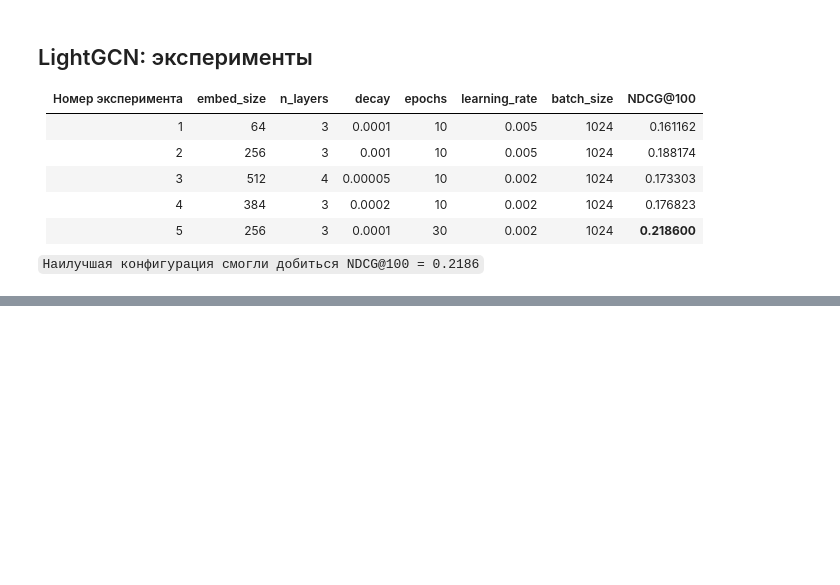
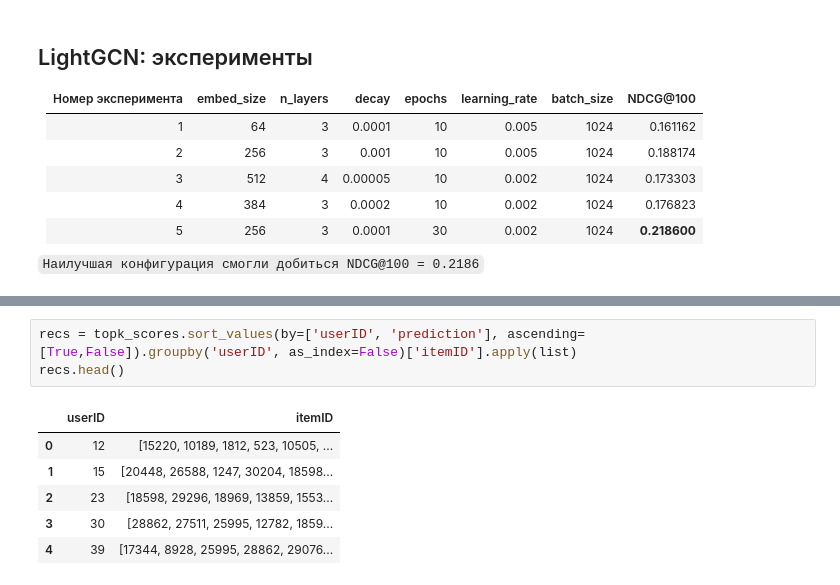
Before and after one commit to Lak1n26/hse-masters-thesis-2026, a Jupyter notebook: notebooks/lightgcn.ipynb, the cells around one changed output, grey strips where cells are left out. Drawn from its saved outputs; the diff is of its cells as text; blank space fills up the shorter version.

```diff
--- a/notebooks/lightgcn.ipynb
+++ b/notebooks/lightgcn.ipynb
@@ -301,0 +384,10 @@ At k=10:
+# %%
+recs = topk_scores.sort_values(by=['userID', 'prediction'], ascending=[True,False]).groupby('userID', as_index=False)['itemID'].apply(list)
+recs.head()
+# %% [output]
+|  | userID | itemID |
+| 0 | 12 | [15220, 10189, 1812, 523, 10505, ... |
+| 1 | 15 | [20448, 26588, 1247, 30204, 18598... |
+| 2 | 23 | [18598, 29296, 18969, 13859, 1553... |
+| 3 | 30 | [28862, 27511, 25995, 12782, 1859... |
+| 4 | 39 | [17344, 8928, 25995, 28862, 29076... |
```
Also changed, not shown: parts of 18 cells of this notebook, 6 other files.
